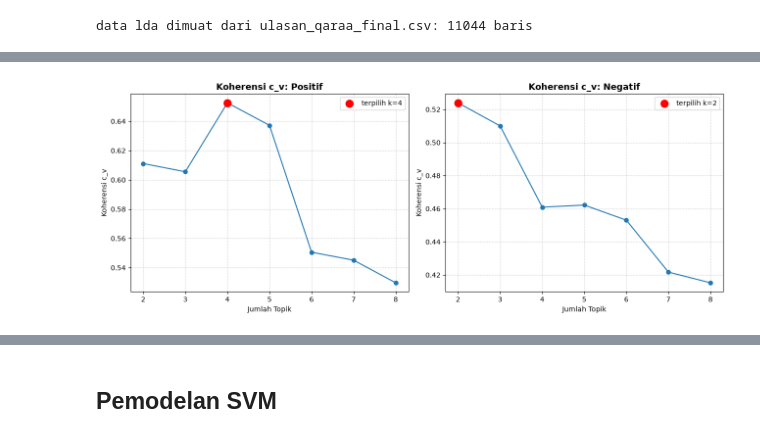
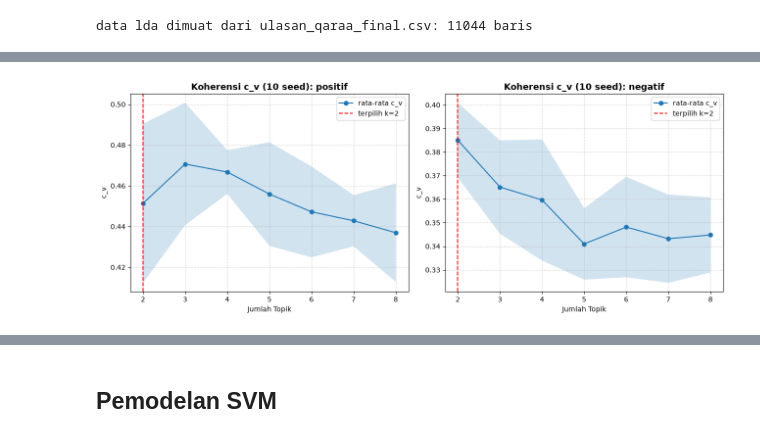
Before and after one commit to mmryd/qaraa-sentiment-analysis-topic-modeling, a Jupyter notebook: ulasan-qaraa.ipynb, the cells around one changed output, grey strips where cells are left out. Saved outputs shown, nothing was run; the diff lists cells and outputs as text; code cells hidden in the pictures.

```diff
--- a/ulasan-qaraa.ipynb
+++ b/ulasan-qaraa.ipynb
@@ -521,20 +523,16 @@ plt.tight_layout()
 # %% [markdown]
 ## Topic Modeling LDA
 # %%
-# konfigurasi sumber data lda, ubah dua baris ini setelah validasi manual selesai
-FILE_SUMBER = 'ulasan_qaraa_final.csv'   # setelah validasi: 'ulasan_qaraa_final.csv'
-KOLOM_TEKS = 'content_final'                  # setelah validasi: 'content_final'
-
-# pastikan pasangan ini cocok: label_auto dengan content_token, atau final dengan content_final
+# sumber teks lda, hanya memakai file final (sudah divalidasi manual)
+FILE_SUMBER = 'ulasan_qaraa_final.csv'
+KOLOM_TEKS = 'content_final'
 
 def ke_token(nilai):
-    # content_token berupa string list, content_final berupa kalimat biasa
-    if KOLOM_TEKS == 'content_token':
-        return ast.literal_eval(nilai)
-    return nilai.split()
+    # content_final berupa kalimat yang sudah dipisah spasi
+    return str(nilai).split()
 
 df_lda_all = pd.read_csv(FILE_SUMBER)
-df_lda_all[KOLOM_TEKS] = df_lda_all[KOLOM_TEKS].astype(str)
+df_lda_all[KOLOM_TEKS] = df_lda_all[KOLOM_TEKS].fillna('').astype(str)
 print(f"data lda dimuat dari {FILE_SUMBER}: {len(df_lda_all)} baris")
 # %% [output]
 data lda dimuat dari ulasan_qaraa_final.csv: 11044 baris
@@ -639,0 +663,3 @@ dtype: int64
+# %%
+hasil_lda = {}
+hasil_lda['positif'] = jalankan_sentimen('positif')
@@ -639,0 +684,2 @@ dtype: int64
+# %%
+hasil_lda['negatif'] = jalankan_sentimen('negatif')
@@ -640,23 +704,20 @@ dtype: int64
 # %%
 fig, axes = plt.subplots(1, 2, figsize=(13, 5))
-daftar_k = list(RENTANG_TOPIK)
 
-for ax, skor, nama, model_terpilih in [
-    (axes[0], skor_pos, 'Positif', model_pos),
-    (axes[1], skor_neg, 'Negatif', model_neg),
-]:
-    k_terpilih = model_terpilih.num_topics
-    ax.plot(daftar_k, skor, marker='o')
-    ax.scatter([k_terpilih], [skor[daftar_k.index(k_terpilih)]],
-               color='red', s=120, zorder=3, label=f'terpilih k={k_terpilih}')
-    ax.set_title(f'Koherensi c_v: {nama}', fontsize=13, fontweight='bold')
+for ax, nama in zip(axes, ['positif', 'negatif']):
+    r = hasil_lda[nama]['ringkasan']
+    k = hasil_lda[nama]['k']
+    ax.plot(r['k'], r['mean'], marker='o', label='rata-rata c_v')
+    ax.fill_between(r['k'], r['mean'] - r['std'], r['mean'] + r['std'], alpha=0.2)
+    ax.axvline(k, color='red', linestyle='--', label=f'terpilih k={k}')
+    ax.set_title(f'Koherensi c_v ({len(SEEDS)} seed): {nama}', fontsize=13, fontweight='bold')
     ax.set_xlabel('Jumlah Topik')
-    ax.set_ylabel('Koherensi c_v')
+    ax.set_ylabel('c_v')
     ax.grid(linestyle='--', alpha=0.5)
     ax.legend()
 
 plt.tight_layout()
 plt.show()
 # %% [output]
-[figure, old version]
+[figure, new version]
 # %%
```
Also changed, not shown: parts of 10 cells of this notebook.
